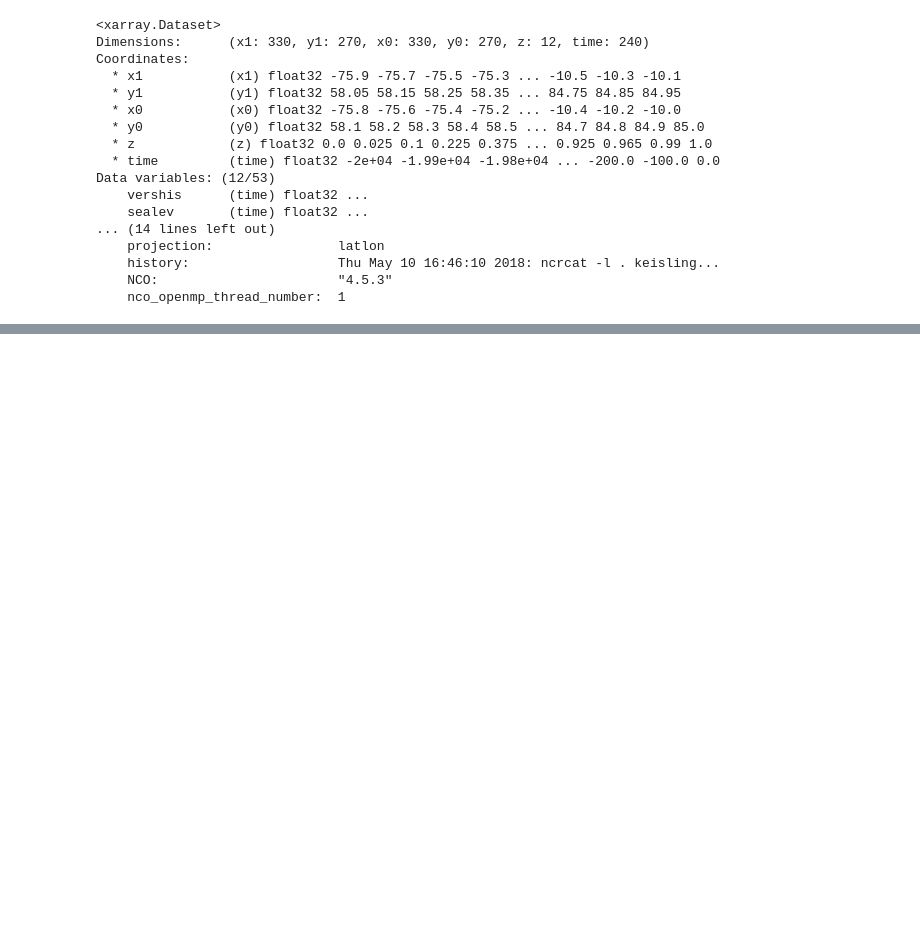
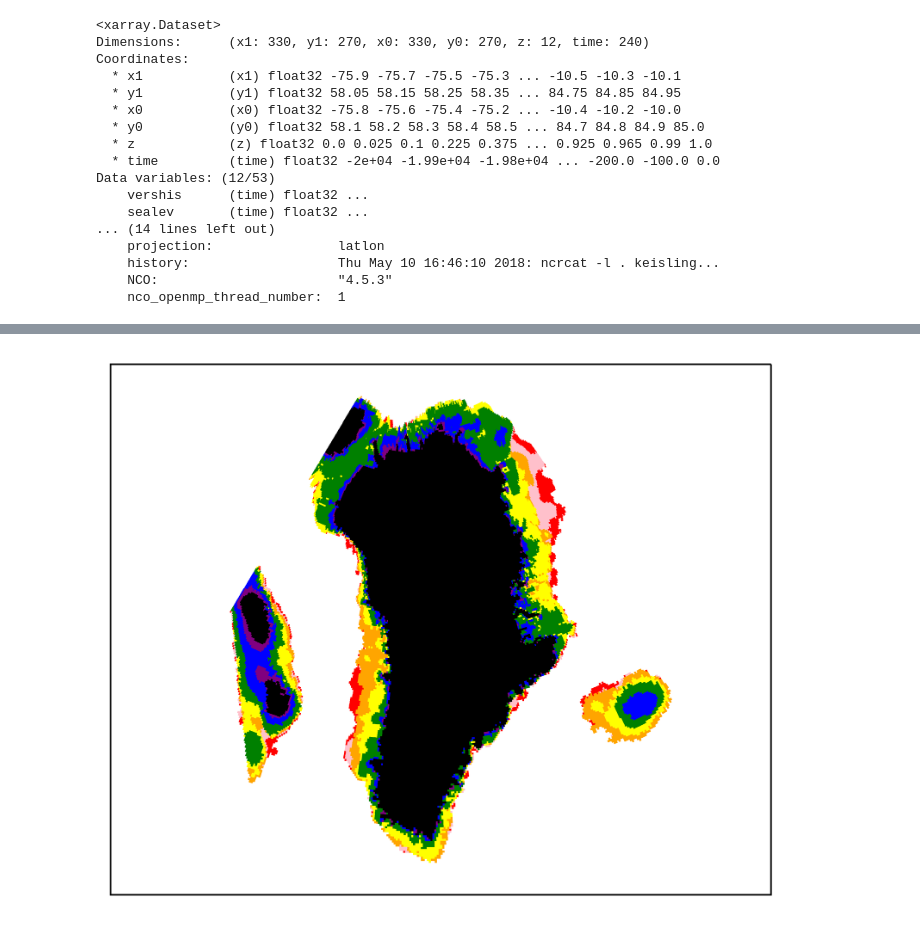
Before and after one commit to Jonniebarnsley/Karthaus, a Jupyter notebook: extent_comparison.ipynb, the cells around one changed output, grey strips where cells are left out. Drawn from its saved outputs; the diff is of its cells as text; code cells hidden in the pictures; blank space fills up the shorter version.

```diff
--- a/extent_comparison.ipynb
+++ b/extent_comparison.ipynb
@@ -78,0 +95,19 @@ plt.savefig('plots/comparison.png', format='png')
+# %%
+fig = plt.figure(dpi=600)
+ax = plt.axes(projection = ccrs.NorthPolarStereo(central_longitude=315))
+
+colors = ['red', 'pink', 'orange', 'yellow', 'green', 'blue', 'purple', 'black']
+
+model = xr.open_dataset(fixed)
+height = model.h
+
+lon = model.x1
+lat = model.y1
+for i, time in enumerate(np.arange(-14000, -6000, 1000)):
+    timeslice = model.sel(time=time)
+    height = timeslice.h
+    mask = xr.where(height>0, 1, np.nan)
+    cmap = mpl.colors.ListedColormap([colors[i]])
+    ax.pcolormesh(lon, lat, mask, transform = ccrs.PlateCarree(), cmap=cmap)
+# %% [output]
+[figure, added]
```
Also changed, not shown: parts of 2 cells of this notebook, 1 other file.
